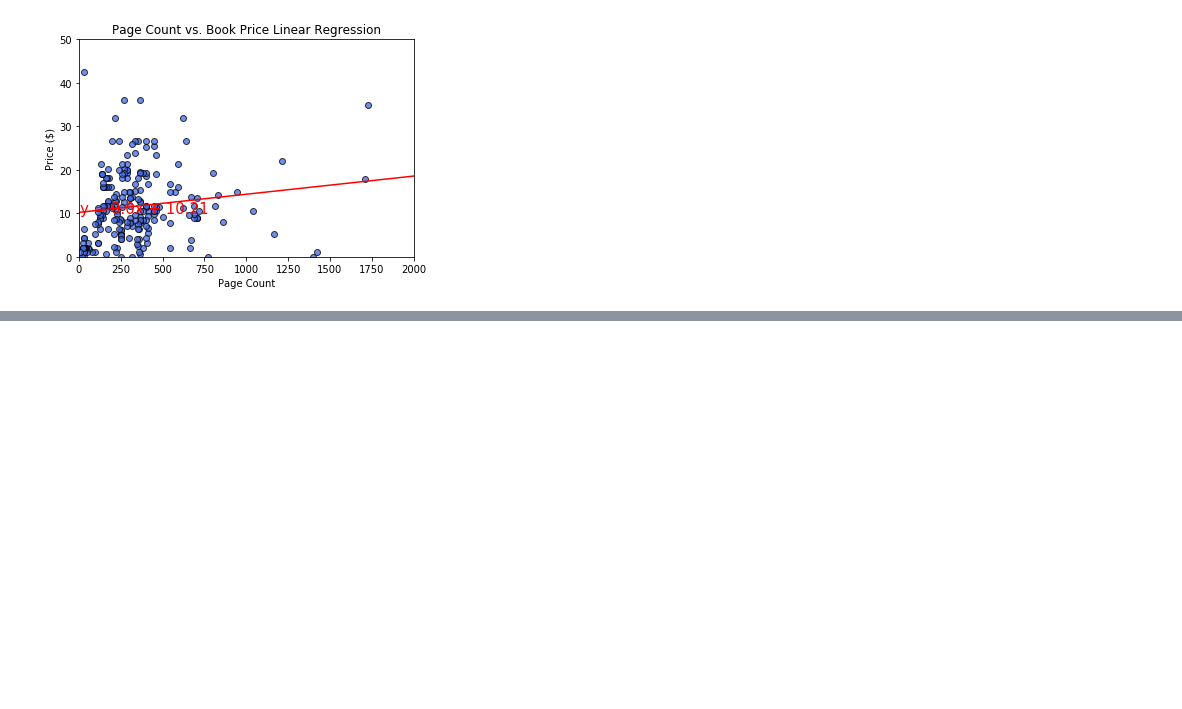
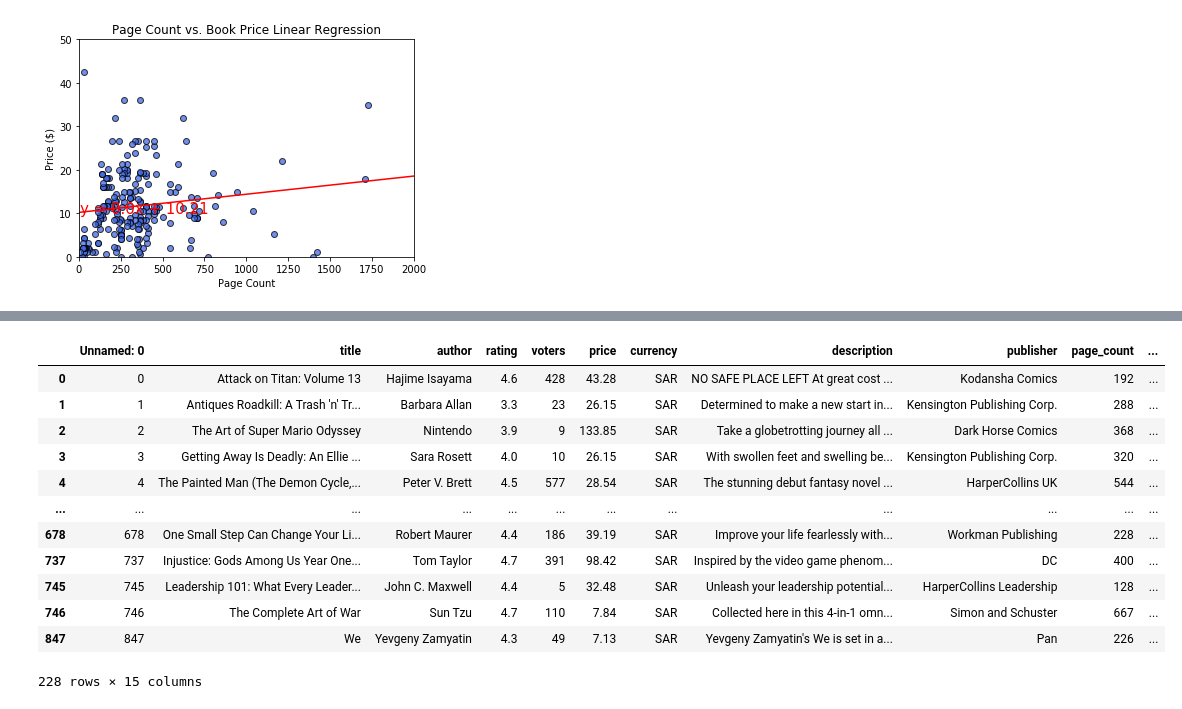
Before and after one commit to hrofarrow/Book_analysis-, a Jupyter notebook: Final_Data_Analysis.ipynb, the cells around one changed output, grey strips where cells are left out. Drawn from its saved outputs; the diff is of its cells as text; code cells hidden in the pictures; blank space fills up the shorter version.

```diff
--- a/Final_Data_Analysis.ipynb
+++ b/Final_Data_Analysis.ipynb
@@ -257,0 +273,18 @@ ValueError: Given date string not likely a datetime.
+# %%
+book_df['month'].replace(12,0, inplace = True)
+book_df = pd.DataFrame(book_df)
+book_df
+# %% [output]
+|  | Unnamed: 0 | title | author | rating | voters | price | currency | description | publisher | page_count | ... |
+| 0 | 0 | Attack on Titan: Volume 13 | Hajime Isayama | 4.6 | 428 | 43.28 | SAR | NO SAFE PLACE LEFT At great cost ... | Kodansha Comics | 192 | ... |
+| 1 | 1 | Antiques Roadkill: A Trash 'n' Tr... | Barbara Allan | 3.3 | 23 | 26.15 | SAR | Determined to make a new start in... | Kensington Publishing Corp. | 288 | ... |
+| 2 | 2 | The Art of Super Mario Odyssey | Nintendo | 3.9 | 9 | 133.85 | SAR | Take a globetrotting journey all ... | Dark Horse Comics | 368 | ... |
+| 3 | 3 | Getting Away Is Deadly: An Ellie ... | Sara Rosett | 4.0 | 10 | 26.15 | SAR | With swollen feet and swelling be... | Kensington Publishing Corp. | 320 | ... |
+| 4 | 4 | The Painted Man (The Demon Cycle,... | Peter V. Brett | 4.5 | 577 | 28.54 | SAR | The stunning debut fantasy novel ... | HarperCollins UK | 544 | ... |
+| ... | ... | ... | ... | ... | ... | ... | ... | ... | ... | ... | ... |
+| 678 | 678 | One Small Step Can Change Your Li... | Robert Maurer | 4.4 | 186 | 39.19 | SAR | Improve your life fearlessly with... | Workman Publishing | 228 | ... |
+| 737 | 737 | Injustice: Gods Among Us Year One... | Tom Taylor | 4.7 | 391 | 98.42 | SAR | Inspired by the video game phenom... | DC | 400 | ... |
+| 745 | 745 | Leadership 101: What Every Leader... | John C. Maxwell | 4.4 | 5 | 32.48 | SAR | Unleash your leadership potential... | HarperCollins Leadership | 128 | ... |
+| 746 | 746 | The Complete Art of War | Sun Tzu | 4.7 | 110 | 7.84 | SAR | Collected here in this 4-in-1 omn... | Simon and Schuster | 667 | ... |
+| 847 | 847 | We | Yevgeny Zamyatin | 4.3 | 49 | 7.13 | SAR | Yevgeny Zamyatin's We is set in a... | Pan | 226 | ... |
+228 rows × 15 columns
```
Also changed, not shown: parts of 19 cells of this notebook, 7 other files.
